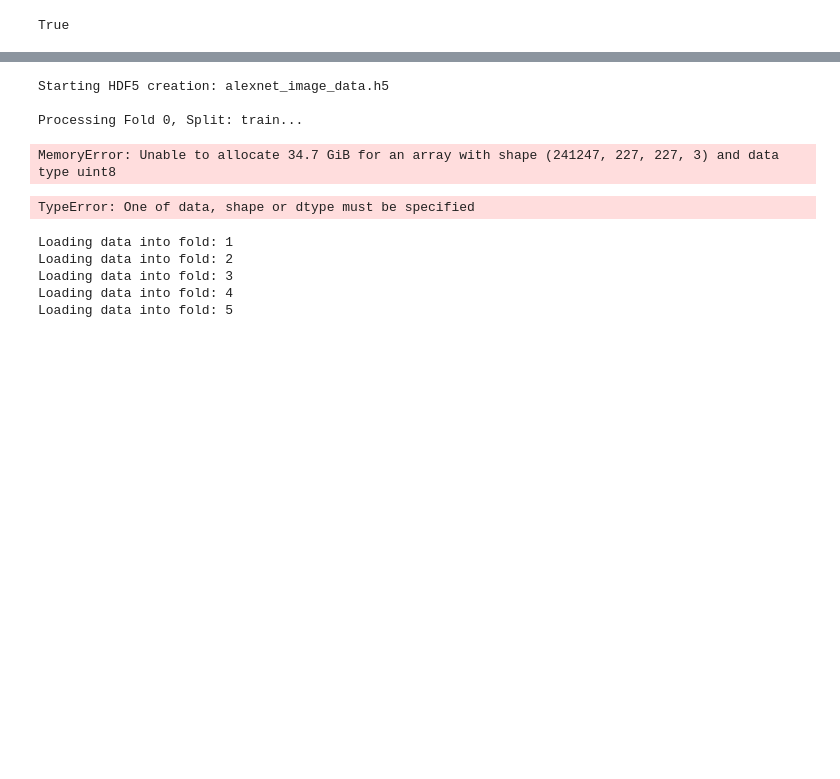
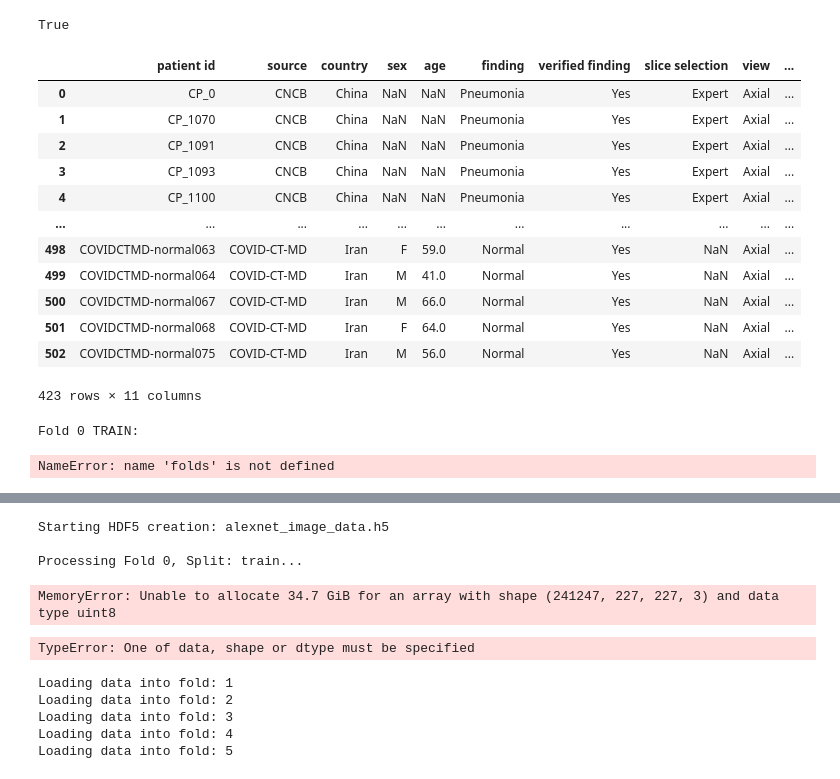
Before and after one commit to istvan-tamas/covid-cnn, a Jupyter notebook: image-split.ipynb, the cells around one changed output, grey strips where cells are left out. Cells and saved outputs as stored; diff of their text form; code cells hidden in the pictures; blank space fills up the shorter version.

```diff
--- a/image-split.ipynb
+++ b/image-split.ipynb
@@ -105,3 +107,37 @@ True
+# %%
+test_metadata = pd.read_csv('test_metadata.csv')
+# %%
+# findig the images for the patients in the TEST fold
+test_patient_images = pd.read_csv('txt/test_COVIDx_CT-3A.csv', sep=' ',header=0)
+test_set = pd.DataFrame(columns=test_metadata.columns.values.tolist())
+test_metadata['images'] = ' '
+test_set['images'] = ' '
+# %%
+# matching images to specific patient IDs
+for i, row in test_metadata.iterrows():
+    mask = test_patient_images['fname'].str.match(pat='{}[^A-Za-z0-9]'.format(row['patient id']))
+    images = np.array(test_patient_images[mask])
+    if images.size == 0:
+        continue
+    else:
+        test_set.loc[i] = row
+        test_set.at[i,'images'] = images[:,0]
+# %%
+test_set
+# %% [output]
+|  | patient id | source | country | sex | age | finding | verified finding | slice selection | view | ... |
+| 0 | CP_0 | CNCB | China | NaN | NaN | Pneumonia | Yes | Expert | Axial | ... |
+| 1 | CP_1070 | CNCB | China | NaN | NaN | Pneumonia | Yes | Expert | Axial | ... |
+| 2 | CP_1091 | CNCB | China | NaN | NaN | Pneumonia | Yes | Expert | Axial | ... |
+| 3 | CP_1093 | CNCB | China | NaN | NaN | Pneumonia | Yes | Expert | Axial | ... |
+| 4 | CP_1100 | CNCB | China | NaN | NaN | Pneumonia | Yes | Expert | Axial | ... |
+| ... | ... | ... | ... | ... | ... | ... | ... | ... | ... | ... |
+| 498 | COVIDCTMD-normal063 | COVID-CT-MD | Iran | F | 59.0 | Normal | Yes | NaN | Axial | ... |
+| 499 | COVIDCTMD-normal064 | COVID-CT-MD | Iran | M | 41.0 | Normal | Yes | NaN | Axial | ... |
+| 500 | COVIDCTMD-normal067 | COVID-CT-MD | Iran | M | 66.0 | Normal | Yes | NaN | Axial | ... |
+| 501 | COVIDCTMD-normal068 | COVID-CT-MD | Iran | F | 64.0 | Normal | Yes | NaN | Axial | ... |
+| 502 | COVIDCTMD-normal075 | COVID-CT-MD | Iran | M | 56.0 | Normal | Yes | NaN | Axial | ... |
+423 rows × 11 columns
 # %%
 # -----------------------------------------
 # writing folds to disk for later reference
@@ -124,4 +160,14 @@ for i in range(0,len(folds)):
             f.write('%s\n' %item[1]['images'])
 # close the file
 f.close()
+# %%
+for i in range(5):
+    print(f"\nFold {i} TRAIN:")
+    print(folds[i][0]["finding"].value_counts())
+
+    print(f"Fold {i} VAL:")
+    print(folds[i][1]["finding"].value_counts())
+# %% [output]
+Fold 0 TRAIN:
+NameError: name 'folds' is not defined
 # %%
```
Also changed, not shown: parts of 20 cells of this notebook, 13 other files.
